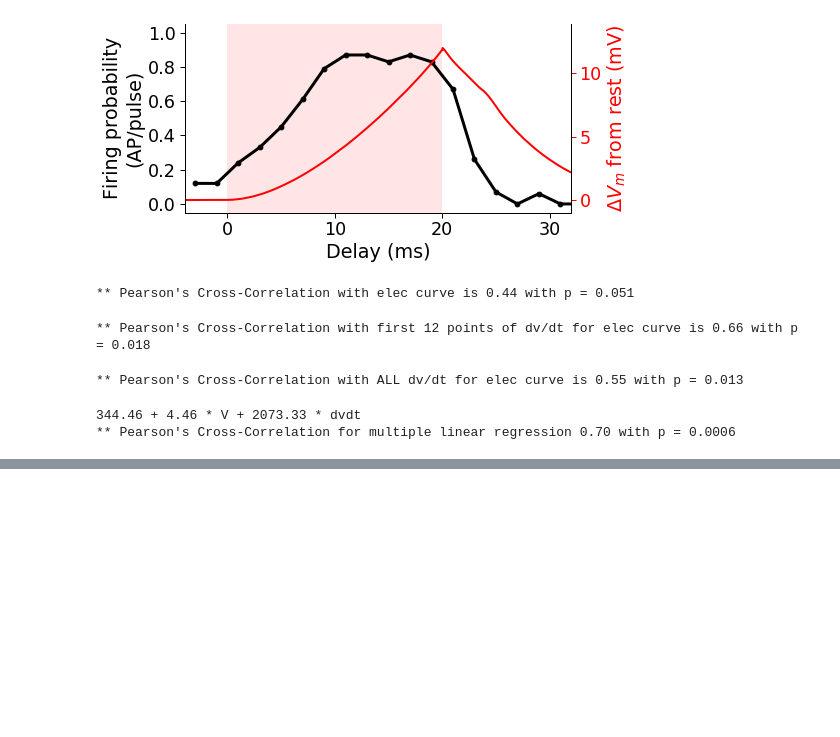
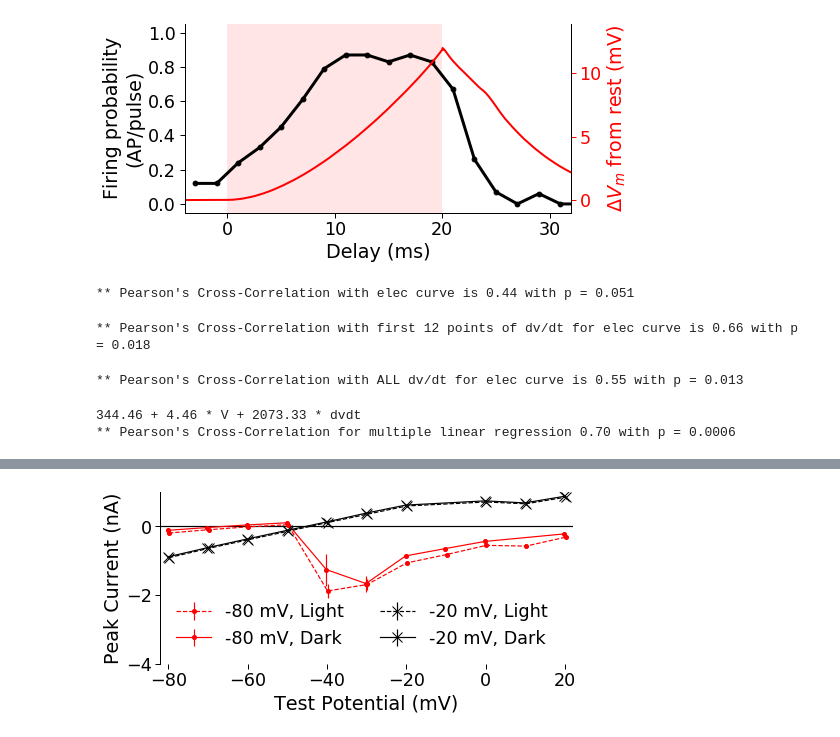
Before and after one commit to willhartneuro/sgn_costimulation, a Jupyter notebook: main.ipynb, the cells around one changed output, grey strips where cells are left out. Saved outputs shown, nothing was run; the diff lists cells and outputs as text; code cells hidden in the pictures; blank space fills up the shorter version.

Commit message:
VC Inactivation Protocols

```diff
--- a/main.ipynb
+++ b/main.ipynb
@@ -1098,0 +1101,98 @@ print(f"** Pearson's Cross-Correlation for multiple linear regression {corr[0]:.
+# %%
+# calculate time points:
+
+ms100 = int(0.1 * 1000 * MS_TO_SAMPLES) # samples in 100ms
+
+# timing for conditioning pulse
+condition0 = int(0.25 * 1000 * MS_TO_SAMPLES)
+condition1 = condition0 + ms100
+
+# timing for steady state test pulse
+test0 = int(0.58 * 1000 * MS_TO_SAMPLES)
+test1 = test0 + ms100
+
+# # inwards part of the response
+testii0 = int(400.2 * MS_TO_SAMPLES)
+testii1 = testii0 + int(2 * MS_TO_SAMPLES)
+
+results = []
+for idx, f in enumerate(VC_INACTIVATION_FILES):
+    axo = axographio.read(os.path.join(d.BASE_PATH, f[0]))
+
+    for start_idx in range(1, len(axo.names) - 1, 3):
+        i_idx = start_idx
+        v_idx = i_idx + 2
+
+        # get the averages from the data
+        hold_v = np.mean(axo.data[v_idx][0:ms100])
+        cond_v = np.mean(axo.data[v_idx][condition0:condition1]) - hold_v
+        ss_v = np.mean(axo.data[v_idx][test0:test1]) # - hold_v
+        ss_i = np.mean(axo.data[i_idx][test0:test1])
+        ii_i = np.min(axo.data[i_idx][testii0:testii1])
+
+        # convert to pA and mV and round to nearest 10
+        hold_v = round((hold_v * 1000) * 10) / 1
+        cond_v = round((cond_v * 1000) / 10) * 10
+        ss_v = round((ss_v * 1000) / 10) * 10
+        ss_i = float((ss_i * q.A).rescale('nA').magnitude)
+        ii_i = float((ii_i * q.A).rescale('nA').magnitude)
+
+        results.append({
+            "hold_v": hold_v,
+            "file_idx": idx,
+            "conditioning_v": cond_v,
+            "test_steady_state_v": ss_v,
+            "test_steady_state_i": ss_i,
+            "test_init_inward_i": ii_i,
+            "cell": f[1],
+            "type": f[2]
+        })
+
+df = pd.DataFrame(results)
+sorted(np.unique(df['conditioning_v']))
+
+agg_ss = df[df['conditioning_v'] >= -40]\
+    .groupby(['conditioning_v', 'test_steady_state_v', 'type'])\
+    .agg([np.mean, stats.sem, 'count'])['test_steady_state_i']\
+    .fillna(0)\
+    .reset_index()
+# agg_ss.head()
+
+agg_ii = df[df['conditioning_v'] >= -40]\
+    .groupby(['conditioning_v', 'test_steady_state_v', 'type'])\
+    .agg([np.mean, stats.sem, 'count'])['test_init_inward_i']\
+    .fillna(0)\
+    .reset_index()
+agg_ii.head()
+
+
+cv = 'conditioning_v'
+tv = 'test_steady_state_v'
+conditioning = [-20, 40]
+
+fig, ax = plt.subplots(1, 1, figsize=(2 * GRID_SIZE, GRID_SIZE))
+
+l_n_40 = agg_ii[(agg_ii['type'] == 'Laser') & (agg_ii[cv] == conditioning[0]) & (agg_ii[tv] >= -80)]
+l_40 = agg_ii[(agg_ii['type'] == 'Laser') & (agg_ii[cv] == conditioning[1]) & (agg_ii[tv] >= -80)]
+
+nl_n_40 = agg_ii[(agg_ii['type'] == 'No Laser') & (agg_ii[cv] == conditioning[0]) & (agg_ii[tv] >= -80)]
+nl_40 = agg_ii[(agg_ii['type'] == 'No Laser') & (agg_ii[cv] == conditioning[1]) & (agg_ii[tv] >= -80)]
+
+plt.axhline(0, color='k')
+
+ax.errorbar(l_n_40[tv]+0.15, l_n_40['mean'], yerr=l_n_40['sem'], linestyle='--', color='r', marker='.', markersize=8, label=f'{conditioning[0] - 60} mV, Light')
+ax.errorbar(nl_n_40[tv]-0.15, nl_n_40['mean'], yerr=nl_n_40['sem'], marker='.', color='r', markersize=8, label=f'{conditioning[0] - 60} mV, Dark')
+
+ax.errorbar(l_40[tv]+0.15, l_40['mean'], yerr=l_40['sem'], linestyle='--', color='k', marker='x', markersize=10, label=f'{conditioning[1] - 60} mV, Light')
+ax.errorbar(nl_40[tv]-0.15, nl_40['mean'], yerr=nl_40['sem'], marker='x', markersize=10, color='k', label=f'{conditioning[1] - 60} mV, Dark')
+
+sns.despine(bottom=True)
+plt.legend(ncol=2, frameon=False)
+plt.xlabel('Test Potential (mV)')
+plt.ylabel('Peak Current (nA)')
+plt.xlim((-82,22))
+plt.ylim((-4, 1))
+
+plt.tight_layout()
+# %% [output]
+[figure, added]
```
Also changed, not shown: parts of 2 cells of this notebook, 1 other file.
